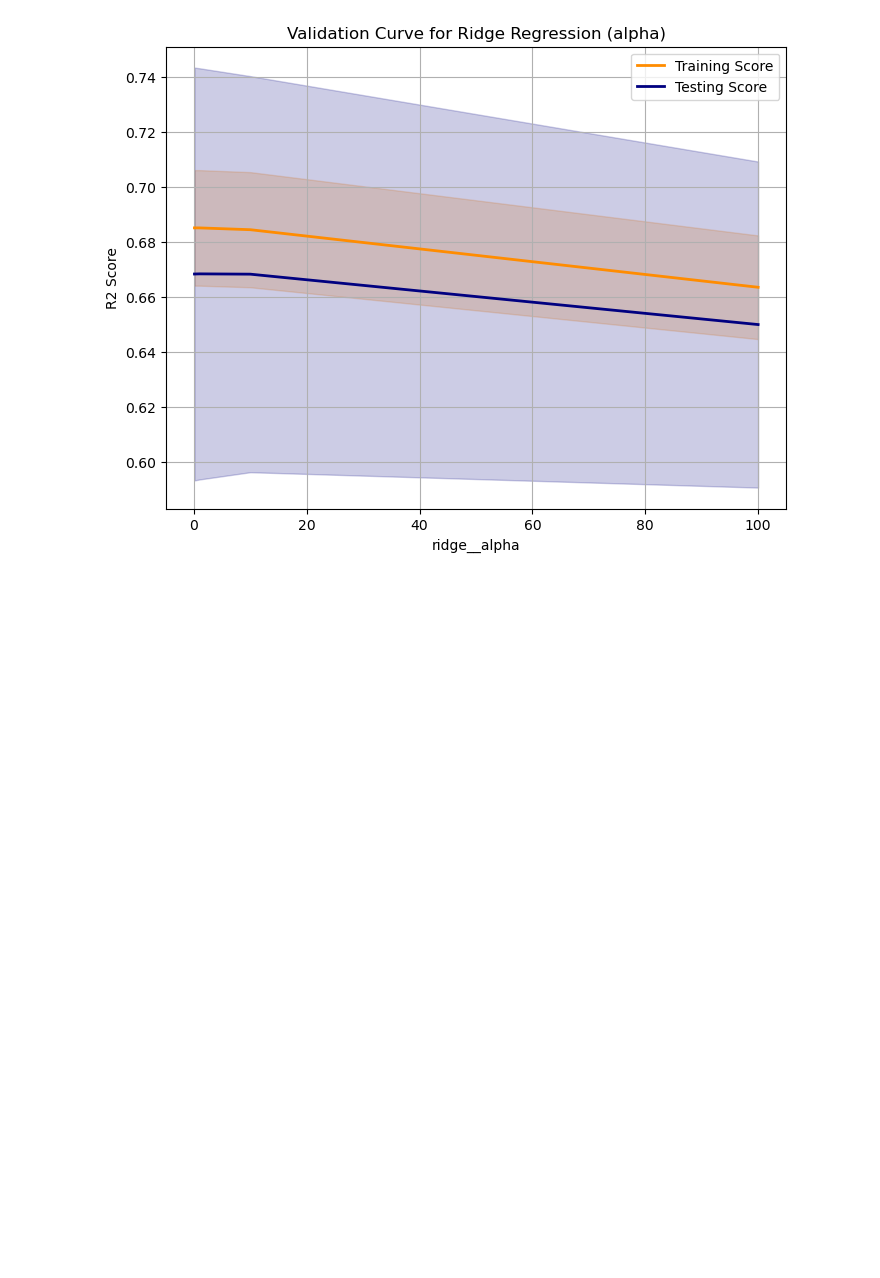
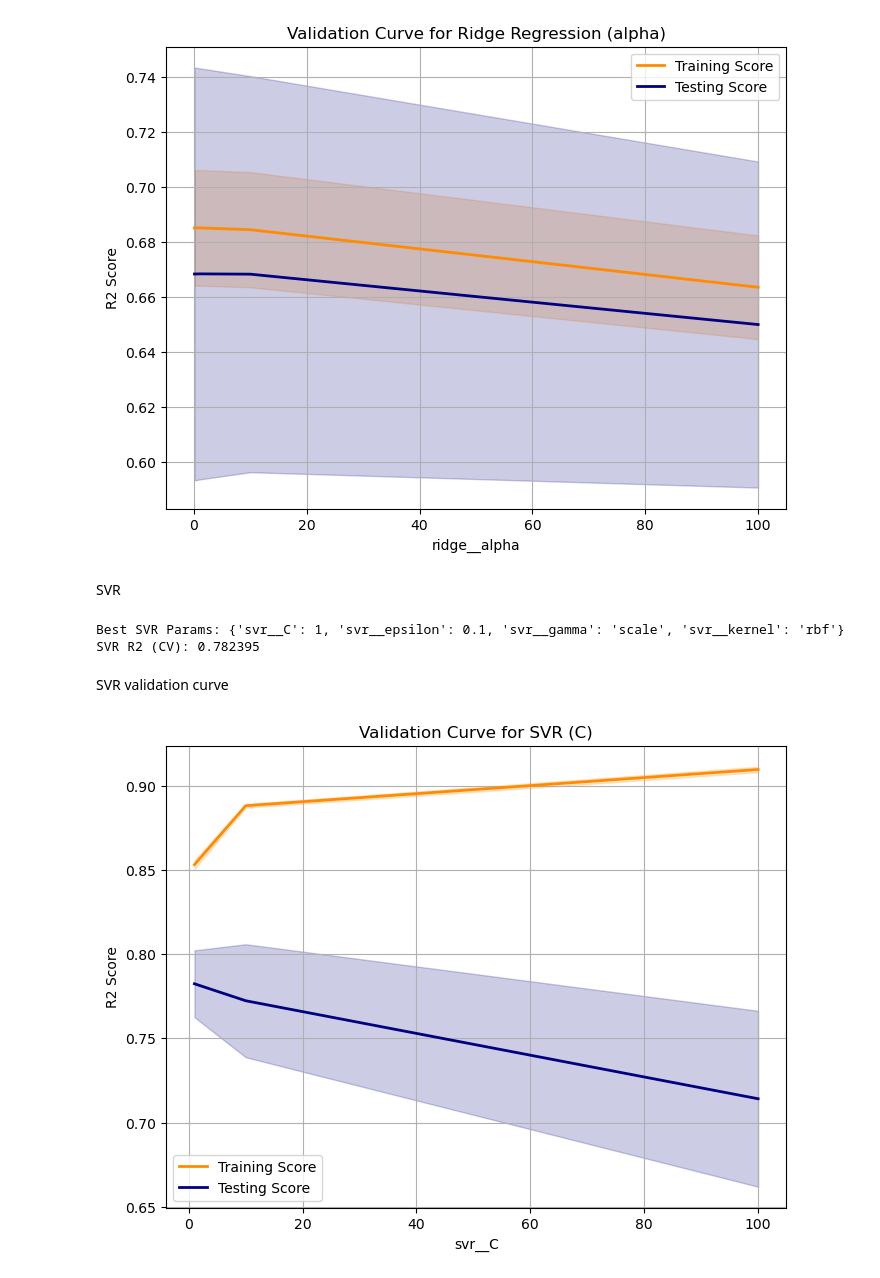
Before and after one commit to KishanSingh2003/House-Price-Pediction, a Jupyter notebook: HousePricePrediction/Training_Models.ipynb, the cells around one changed output. Saved outputs shown, nothing was run; the diff lists cells and outputs as text; code cells hidden in the pictures; blank space fills up the shorter version.

```diff
--- a/HousePricePrediction/Training_Models.ipynb
+++ b/HousePricePrediction/Training_Models.ipynb
@@ -221,3 +221,36 @@ plot_validation_curve(
 )
 # %% [output]
 [figure]
+# %% [markdown]
+SVR
+# %%
+svr_pipe = Pipeline([
+    ('scaler', StandardScaler()),
+    ('svr', SVR())
+])
+svr_params = {
+    'svr__kernel': ['rbf'],
+    'svr__C': [1, 10, 100],
+    'svr__gamma': ['scale', 0.01],
+    'svr__epsilon': [0.1, 0.2]
+}
+svr_cv = GridSearchCV(svr_pipe, svr_params, cv=5, scoring='r2', n_jobs=-1)
+svr_cv.fit(X_train, y_train)
+print(f"Best SVR Params: {svr_cv.best_params_}")
+print(f"SVR R2 (CV): {svr_cv.best_score_:.6f}")
+# %% [output]
+Best SVR Params: {'svr__C': 1, 'svr__epsilon': 0.1, 'svr__gamma': 'scale', 'svr__kernel': 'rbf'}
+SVR R2 (CV): 0.782395
+# %% [markdown]
+SVR validation curve
+# %%
+plot_validation_curve(
+    estimator=svr_pipe,
+    X=X_train,
+    y=y_train,
+    param_name='svr__C',
+    param_range=[1, 10, 100],
+    title='Validation Curve for SVR (C)'
+)
+# %% [output]
+[figure, added]
```
